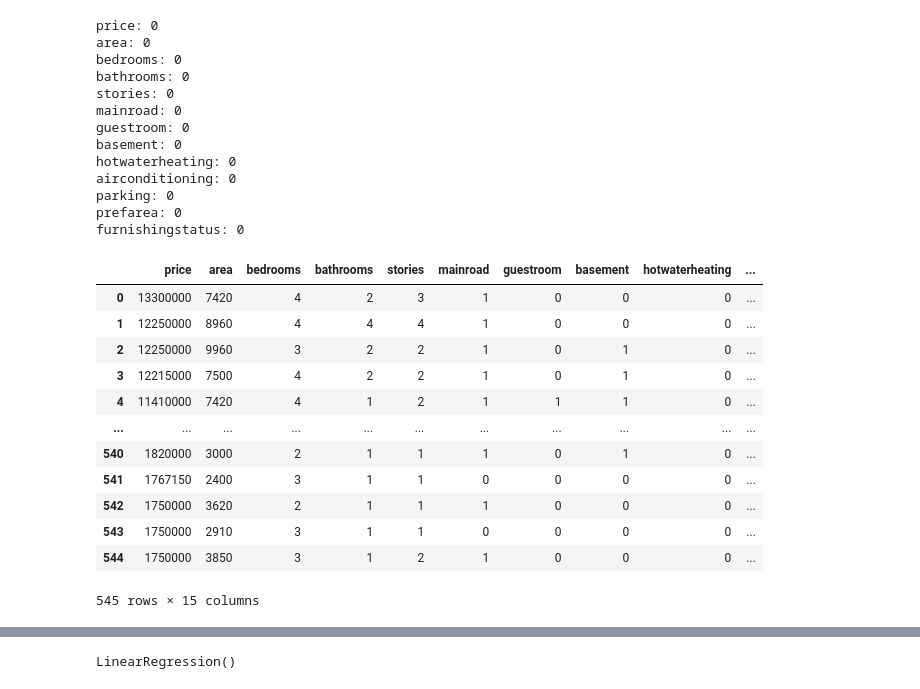
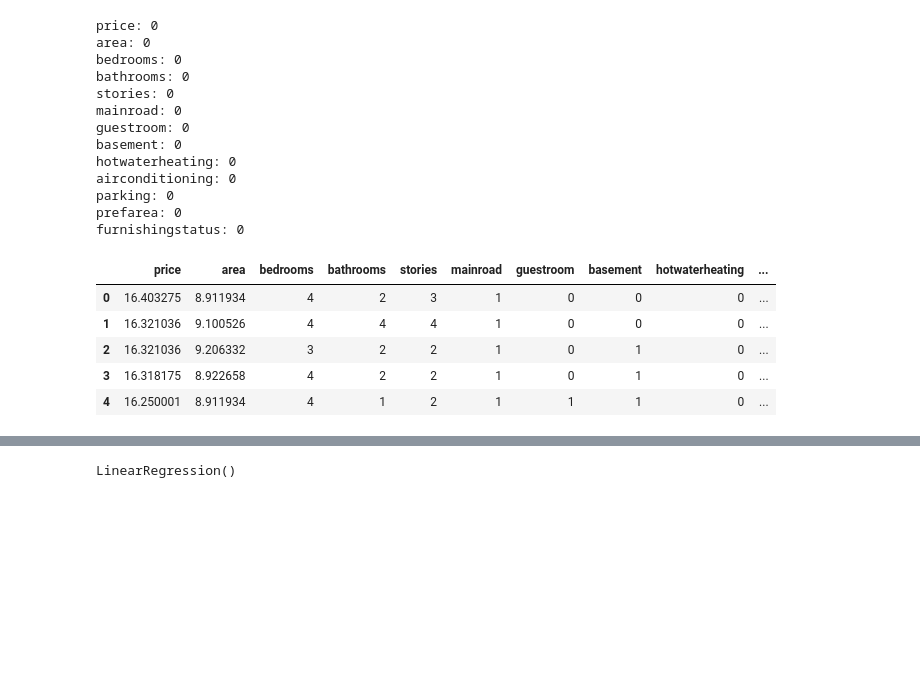
Before and after one commit to MasoudSalkhorde/end-to-end-ml-projects, a Jupyter notebook: housing_price_predictor.ipynb, the cells around one changed output, grey strips where cells are left out. Saved outputs shown, nothing was run; the diff lists cells and outputs as text; code cells hidden in the pictures; blank space fills up the shorter version.

Commit message:
Update housing_price_predictor.ipynb
Added polynomial regression

```diff
--- a/housing_price_predictor.ipynb
+++ b/housing_price_predictor.ipynb
@@ -7,7 +17,8 @@ from sklearn.preprocessing import LabelEncoder
 import seaborn as sns
 # %%
-data = pd.read_csv('Housing.csv')
-data
+raw_data = pd.read_csv('Housing.csv')
+data = raw_data.copy()
+raw_data.head()
 # %% [output]
 |  | price | area | bedrooms | bathrooms | stories | mainroad | guestroom | basement | hotwaterheating | ... |
 | 0 | 13300000 | 7420 | 4 | 2 | 3 | yes | no | no | no | ... |
@@ -57,0 +131,4 @@ data['furnishingstatus'].value_counts().plot(kind='bar', color='blue', edgecolor
+# %%
+# fixing skewness by log transformation
+data['price'] = np.log(data['price'])
+data['area'] = np.log(data['area'])
@@ -75,33 +165,31 @@ furnishingstatus: 0
 # %%
 # encoding the categorical variables
 #encodign binary columns
 label_encoder = LabelEncoder()
 
 binary_cols = ['mainroad', 'guestroom', 'basement', 'hotwaterheating', 'airconditioning', 'prefarea']
 
 df = data.copy()
 
 for col in binary_cols:
     df[col] = label_encoder.fit_transform(df[col])
 
 # encoding furnishingstatus via one-hot encoding
-df = pd.get_dummies(df, columns=['furnishingstatus'], drop_first=False)
+#df = pd.get_dummies(df, columns=['furnishingstatus'], drop_first=False)
+# for col in df.columns:
+#     if 'furnishingstatus' in col:
+#         df[col] = df[col].astype('int64')
+# df
 
-for col in df.columns:
-    if 'furnishingstatus' in col:
-        df[col] = df[col].astype('int64')
-df
+# encoding furnishingstatus via ordinal encoding
+categories = [['unfurnished', 'semi-furnished', 'furnished']]
+encoder = OrdinalEncoder(categories=categories)
+df['furnishingstatus'] = encoder.fit_transform(df[['furnishingstatus']])
+df.head()
 # %% [output]
 |  | price | area | bedrooms | bathrooms | stories | mainroad | guestroom | basement | hotwaterheating | ... |
-| 0 | 13300000 | 7420 | 4 | 2 | 3 | 1 | 0 | 0 | 0 | ... |
-| 1 | 12250000 | 8960 | 4 | 4 | 4 | 1 | 0 | 0 | 0 | ... |
-| 2 | 12250000 | 9960 | 3 | 2 | 2 | 1 | 0 | 1 | 0 | ... |
-| 3 | 12215000 | 7500 | 4 | 2 | 2 | 1 | 0 | 1 | 0 | ... |
-| 4 | 11410000 | 7420 | 4 | 1 | 2 | 1 | 1 | 1 | 0 | ... |
-| ... | ... | ... | ... | ... | ... | ... | ... | ... | ... | ... |
-| 540 | 1820000 | 3000 | 2 | 1 | 1 | 1 | 0 | 1 | 0 | ... |
-| 541 | 1767150 | 2400 | 3 | 1 | 1 | 0 | 0 | 0 | 0 | ... |
-| 542 | 1750000 | 3620 | 2 | 1 | 1 | 1 | 0 | 0 | 0 | ... |
-| 543 | 1750000 | 2910 | 3 | 1 | 1 | 0 | 0 | 0 | 0 | ... |
-| 544 | 1750000 | 3850 | 3 | 1 | 2 | 1 | 0 | 0 | 0 | ... |
+| 0 | 16.403275 | 8.911934 | 4 | 2 | 3 | 1 | 0 | 0 | 0 | ... |
+| 1 | 16.321036 | 9.100526 | 4 | 4 | 4 | 1 | 0 | 0 | 0 | ... |
+| 2 | 16.321036 | 9.206332 | 3 | 2 | 2 | 1 | 0 | 1 | 0 | ... |
+| 3 | 16.318175 | 8.922658 | 4 | 2 | 2 | 1 | 0 | 1 | 0 | ... |
+| 4 | 16.250001 | 8.911934 | 4 | 1 | 2 | 1 | 1 | 1 | 0 | ... |
-545 rows × 15 columns
```
Also changed, not shown: parts of 26 cells of this notebook.
